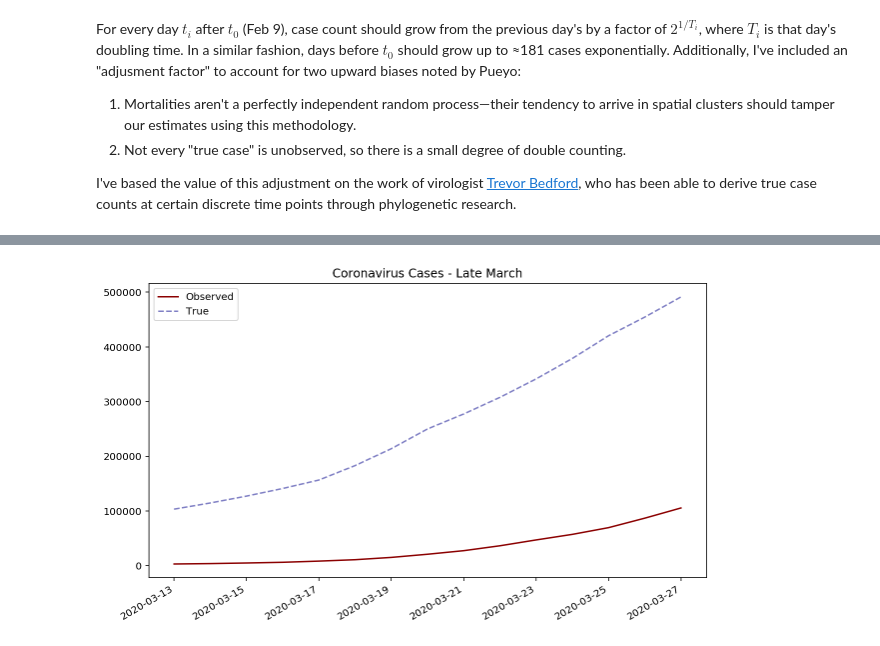
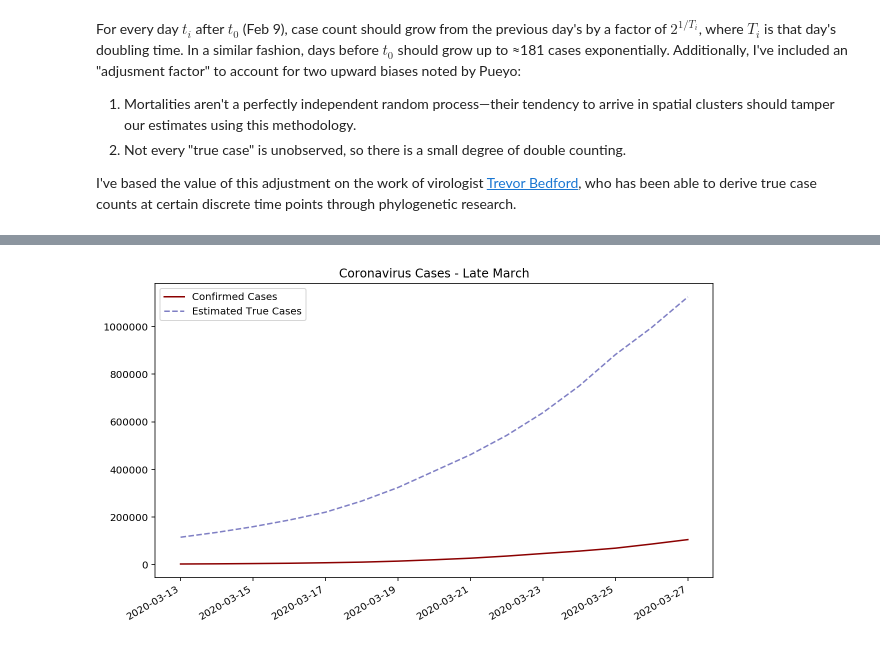
Before and after one commit to KartikChugh/COVID-Case-Estimation, a Jupyter notebook: covid-notebook.ipynb, the cells around one changed output, grey strips where cells are left out. Saved outputs shown, nothing was run; the diff lists cells and outputs as text; code cells hidden in the pictures.

```diff
--- a/covid-notebook.ipynb
+++ b/covid-notebook.ipynb
@@ -81,5 +81,5 @@ Moreover, computing doubling times this way can yield unusual values for early d
 # %%
-min_doubling = 2.5
+min_doubling = 2.52
 
 doubling_smooth = doubling_orig.rolling(7,
         win_type='gaussian',
@@ -153,7 +153,7 @@ $2^{1/{T_i}}$, where $ T_i $ is that day's doubling time. In a similar fashion,
 
 I've based the value of this adjustment on the work of virologist [Trevor Bedford](https://www.theatlantic.com/health/archive/2020/03/how-many-americans-are-sick-lost-february/608521/), who has been able to derive true case counts at certain discrete time points through phylogenetic research.
 # %%
-AF = 0.45
+AF = 0.7
 
 c = np.full(confirmed.shape, c0)
 
@@ -185,9 +180,9 @@ Name: 2020-03-01 00:00:00, dtype: float64
 # %%
-plt.plot(confirmed[50:65], c='darkred')
-plt.plot(true[50:65], alpha=0.5, c='darkblue', ls='--')
-plt.legend(['Observed', 'True'])
+plt.plot(confirmed[50:65], c='darkred', label='Confirmed Cases')
+plt.plot(true[50:65], alpha=0.5, c='darkblue', ls='--', label='Estimated True Cases')
+plt.legend()
 plt.title('Coronavirus Cases - Late March')
 plt.gcf().autofmt_xdate()
 plt.gcf().set_size_inches(10,6)
 # %% [output]
-[figure, old version]
+[figure, new version]
```
Also changed, not shown: parts of 5 cells of this notebook.
